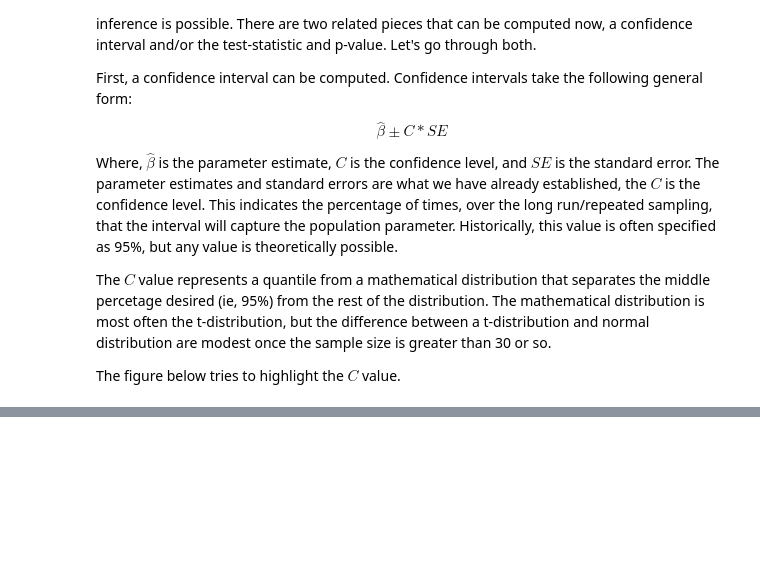
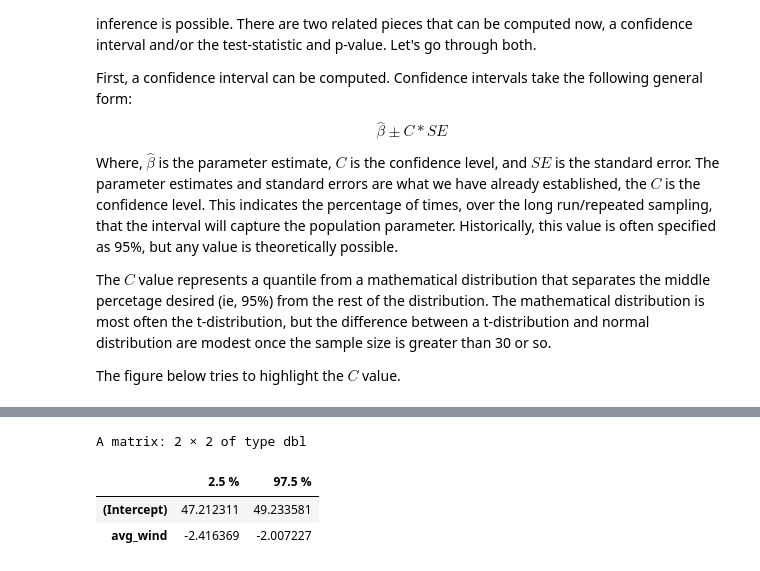
Before and after one commit to lebebr01/psqf_6243, a Jupyter notebook: course-notes/05-regression-inference-v2.ipynb, the cells around one changed output, grey strips where cells are left out. Saved outputs shown, nothing was run; the diff lists cells and outputs as text; code cells hidden in the pictures; blank space fills up the shorter version.

```diff
--- a/course-notes/05-regression-inference-v2.ipynb
+++ b/course-notes/05-regression-inference-v2.ipynb
@@ -277,3 +255,10 @@ Signif. codes:  0 '***' 0.001 '**' 0.01 '*' 0.05 '.' 0.1 ' ' 1
 Residual standard error: 18.05 on 4819 degrees of freedom
 Multiple R-squared:  0.08528,   Adjusted R-squared:  0.08509
 F-statistic: 449.3 on 1 and 4819 DF,  p-value: < 2.2e-16
+# %%
+confint(air_lm)
+# %% [output]
+A matrix: 2 × 2 of type dbl
+|  | 2.5 % | 97.5 % |
+| (Intercept) | 47.212311 | 49.233581 |
+| avg_wind | -2.416369 | -2.007227 |
```
Also changed, not shown: parts of 14 cells of this notebook, 11 other files.
